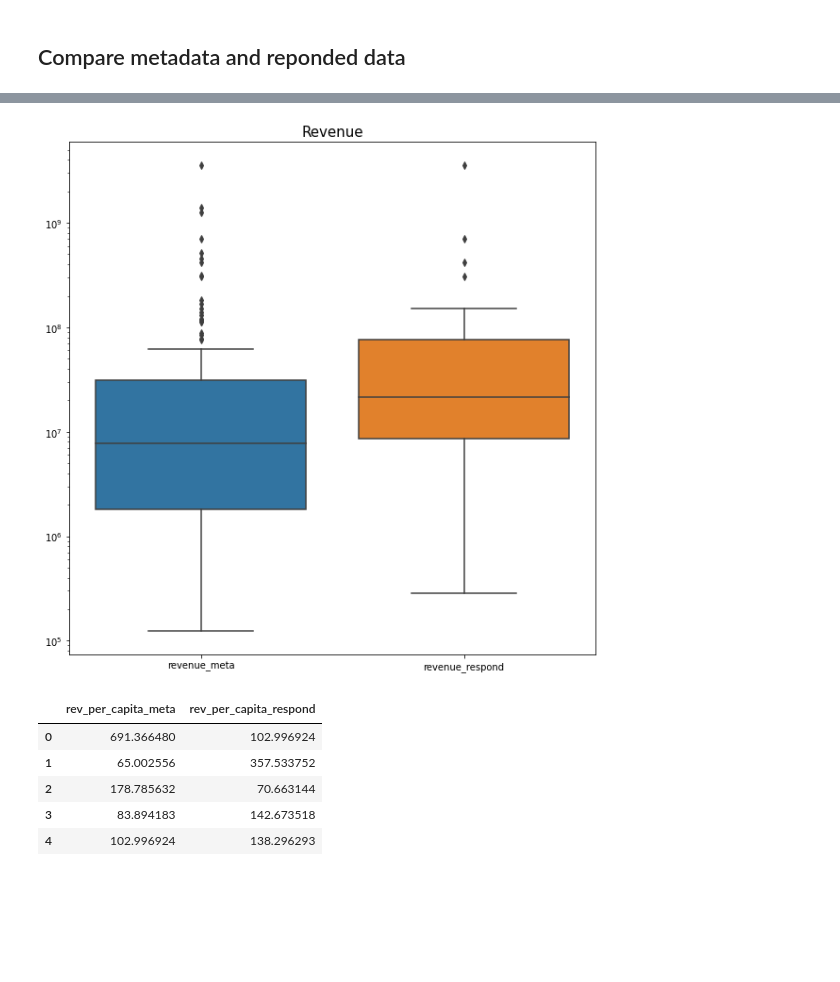
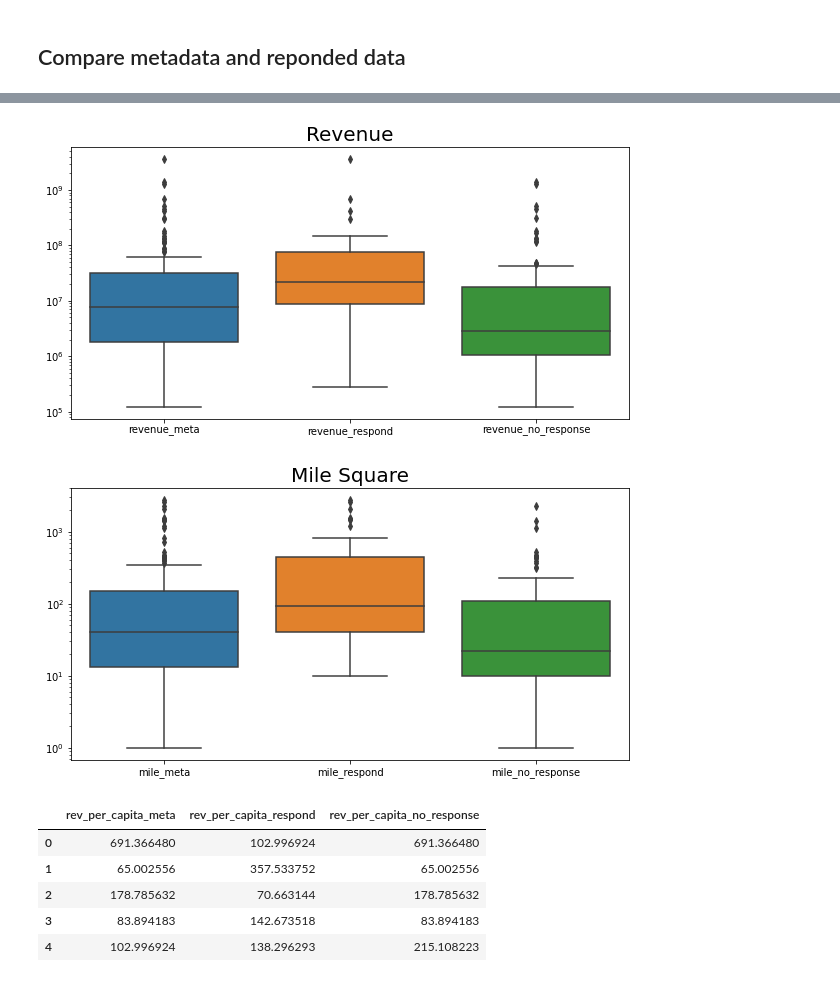
Before and after one commit to eric-shchiu/Smart-city-technology-adoption, a Jupyter notebook: agencies.ipynb, the cells around one changed output, grey strips where cells are left out. Drawn from its saved outputs; the diff is of its cells as text; code cells hidden in the pictures; blank space fills up the shorter version.

```diff
--- a/agencies.ipynb
+++ b/agencies.ipynb
@@ -87,0 +81,3 @@ responded
+# %%
+no_response = transit_survey[transit_survey['survey_response'] == 0]
+no_response.head()
@@ -200,21 +211,37 @@ Comment: How to better compare this?
 # %%
 # In log scale
-pop = pd.concat([transit_survey['revenue'].reset_index(drop = True).rename('revenue_meta'),responded['revenue'].reset_index(drop = True).rename('revenue_respond')], axis = 1)
+pop = pd.concat([transit_survey['revenue'].reset_index(drop = True).rename('revenue_meta'),
+                 responded['revenue'].reset_index(drop = True).rename('revenue_respond'),
+                 no_response['revenue'].reset_index(drop = True).rename('revenue_no_response')], axis = 1)
 
-plt.figure(figsize = (10,10))
+plt.figure(figsize = (10,5))
 sns.boxplot(data = pop)
-plt.title('Revenue', fontsize = 15)
+plt.title('Revenue', fontsize = 20)
 plt.yscale('log')
 # %% [output]
-[figure, old version]
+[figure, new version]
+# %%
+# In log scale
+pop = pd.concat([transit_survey['mile'].reset_index(drop = True).rename('mile_meta'),
+                 responded['mile'].reset_index(drop = True).rename('mile_respond'),
+                 no_response['mile'].reset_index(drop = True).rename('mile_no_response')], axis = 1)
+
+plt.figure(figsize = (10,5))
+sns.boxplot(data = pop)
+plt.title('Mile Square', fontsize = 20)
+plt.yscale('log')
+# %% [output]
+[figure, added]
 # %%
-rev_per_capita_combine = pd.concat([rev_per_capita.reset_index(drop = True).rename('rev_per_capita_meta'), rev_per_capita_responded.reset_index(drop = True).rename('rev_per_capita_respond')], axis = 1)
+rev_per_capita_combine = pd.concat([rev_per_capita.reset_index(drop = True).rename('rev_per_capita_meta'),
+                                    rev_per_capita_responded.reset_index(drop = True).rename('rev_per_capita_respond'),
+                                    rev_per_capita_no_response.reset_index(drop = True).rename('rev_per_capita_no_response')], axis = 1)
 rev_per_capita_combine.head()
 # %% [output]
-|  | rev_per_capita_meta | rev_per_capita_respond |
-| 0 | 691.366480 | 102.996924 |
-| 1 | 65.002556 | 357.533752 |
-| 2 | 178.785632 | 70.663144 |
-| 3 | 83.894183 | 142.673518 |
-| 4 | 102.996924 | 138.296293 |
+|  | rev_per_capita_meta | rev_per_capita_respond | rev_per_capita_no_response |
+| 0 | 691.366480 | 102.996924 | 691.366480 |
+| 1 | 65.002556 | 357.533752 | 65.002556 |
+| 2 | 178.785632 | 70.663144 | 178.785632 |
+| 3 | 83.894183 | 142.673518 | 83.894183 |
+| 4 | 102.996924 | 138.296293 | 215.108223 |
 # %%
```
Also changed, not shown: parts of 34 cells of this notebook.
